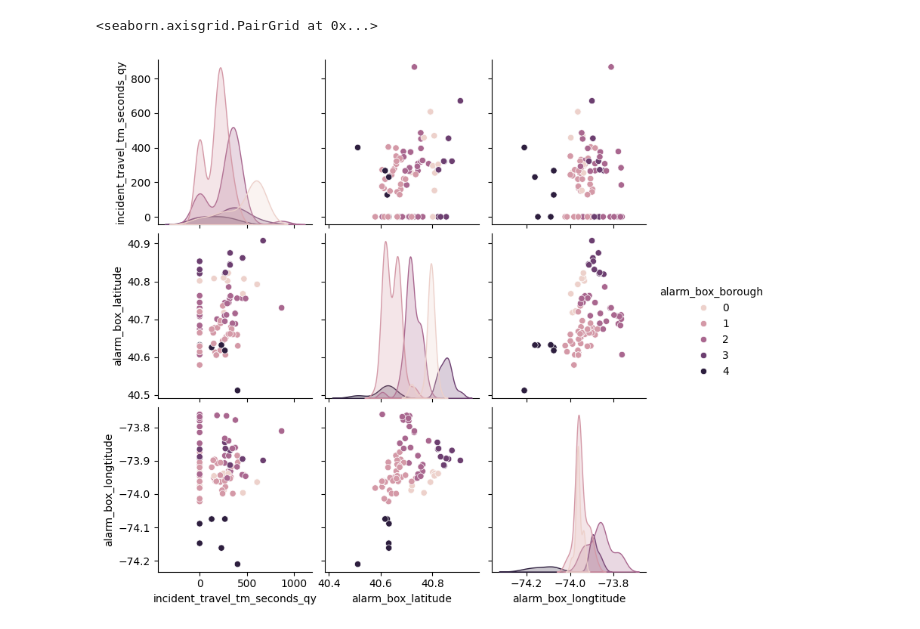
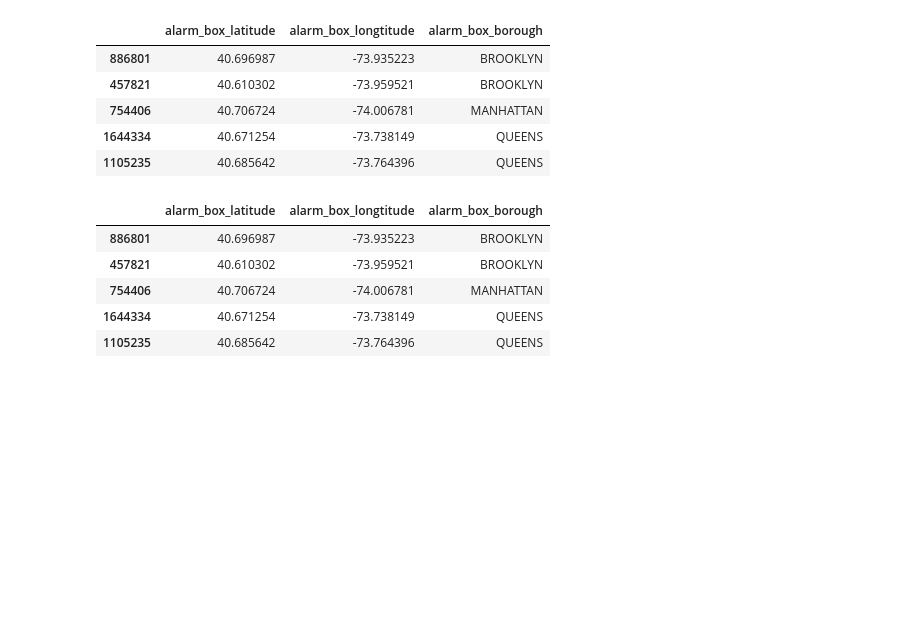
Before and after one commit to loiicd/ny-emergency-ai, a Jupyter notebook: analytics/correlation.ipynb, the cells around one changed output. Cells and saved outputs as stored; diff of their text form; code cells hidden in the pictures; blank space fills up the shorter version.

```diff
--- a/analytics/correlation.ipynb
+++ b/analytics/correlation.ipynb
@@ -1,18 +1,29 @@
 # %%
 import seaborn as sns
 import pandas as pd
 
 df = pd.read_csv('/Users/loic.doerr/dev/ny-emergency-ai/preparedData/incidents.csv')
 
-df = df.head(100)
+df = df[['alarm_box_latitude', 'alarm_box_longtitude', 'alarm_box_borough']]
 
-dummies = pd.get_dummies(df, columns=['incident_classification'], dtype=int)
+df = df.sample(n=50000)
 
-# df = df[['alarm_box_latitude', 'alarm_box_longtitude']]
-
-df = df.merge(dummies)
-
-sns.pairplot(df[['incident_travel_tm_seconds_qy', 'alarm_box_latitude', 'alarm_box_longtitude', 'alarm_box_borough']],hue='alarm_box_borough')
+df.head()
 # %% [output]
-<seaborn.axisgrid.PairGrid at 0x...>
-[figure, removed]
+|  | alarm_box_latitude | alarm_box_longtitude | alarm_box_borough |
+| 886801 | 40.696987 | -73.935223 | BROOKLYN |
+| 457821 | 40.610302 | -73.959521 | BROOKLYN |
+| 754406 | 40.706724 | -74.006781 | MANHATTAN |
+| 1644334 | 40.671254 | -73.738149 | QUEENS |
+| 1105235 | 40.685642 | -73.764396 | QUEENS |
+# %%
+# df = pd.get_dummies(df, columns=['alarm_box_borough'], dtype=int)
+
+df.head()
+# %% [output]
+|  | alarm_box_latitude | alarm_box_longtitude | alarm_box_borough |
+| 886801 | 40.696987 | -73.935223 | BROOKLYN |
+| 457821 | 40.610302 | -73.959521 | BROOKLYN |
+| 754406 | 40.706724 | -74.006781 | MANHATTAN |
+| 1644334 | 40.671254 | -73.738149 | QUEENS |
+| 1105235 | 40.685642 | -73.764396 | QUEENS |
```
Also changed, not shown: parts of 2 cells of this notebook, 10 other files.
